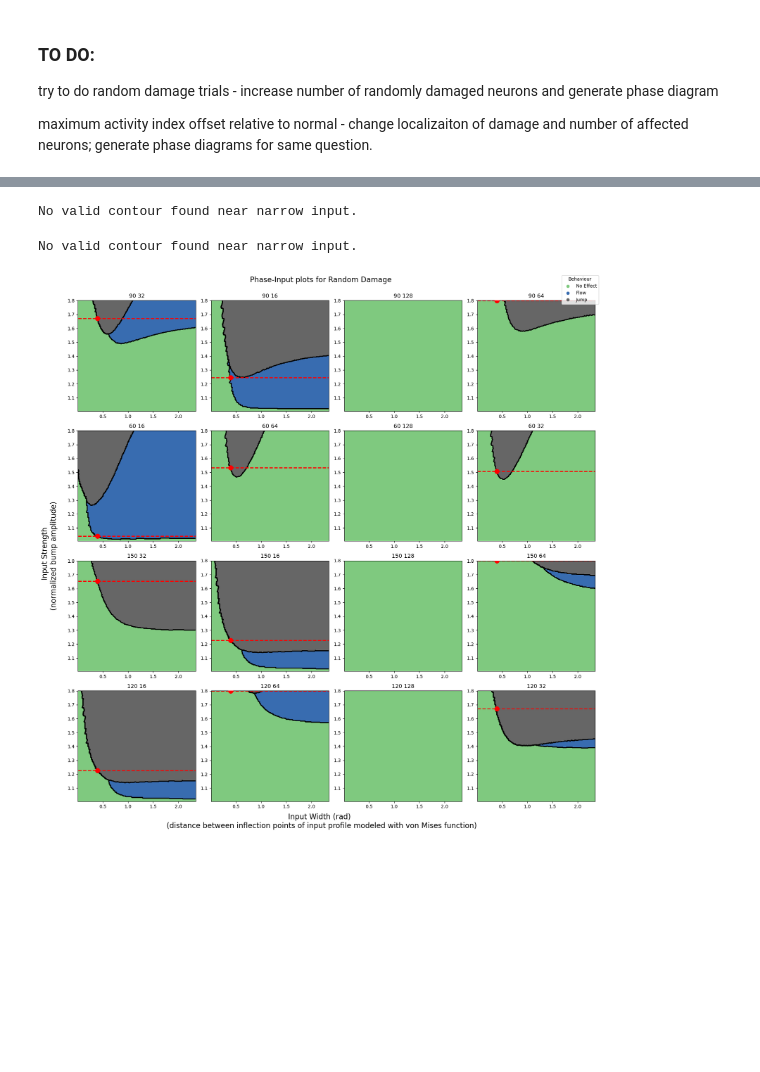
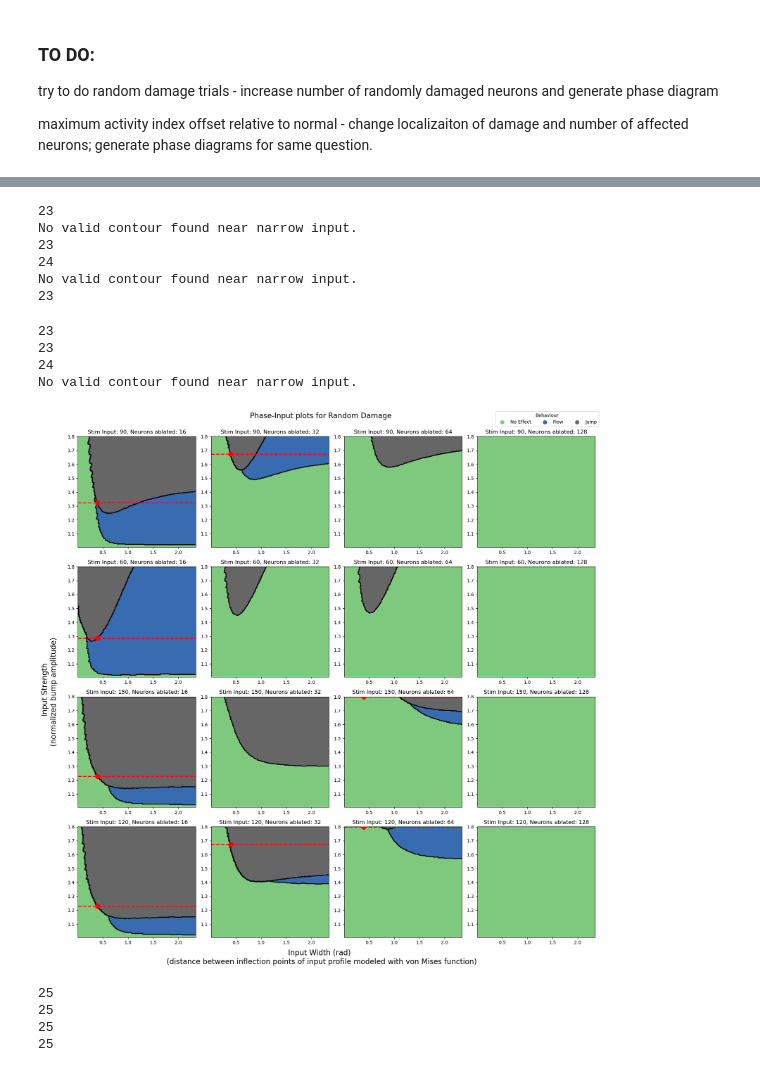
Before and after one commit to CEBangu/RingAttractor, a Jupyter notebook: ring_attractor/plotting.ipynb, the cells around one changed output, grey strips where cells are left out. Saved outputs shown, nothing was run; the diff lists cells and outputs as text; code cells hidden in the pictures; blank space fills up the shorter version.

Commit message:
final plotting

```diff
--- a/ring_attractor/plotting.ipynb
+++ b/ring_attractor/plotting.ipynb
@@ -132,7 +132,8 @@ plt.show()
 # %%
 def find_boundary_contour(contour, narrow_input_rad):
     """
-    Find the closest y-value at the narrow input x-coordinate across all contours.
+    Find the closest y-value at the narrow input x-coordinate across all contours
+    representing the boundary between the 0 condition and the 2 condition.
     """
     closest_y = None
     min_distance = np.inf  # Initialize minimum distance
@@ -147,15 +148,24 @@ def find_boundary_contour(contour, narrow_input_rad):
                 local_min_index = np.argmin(distances)
                 local_distance = distances[local_min_index]
 
-                # Update closest y-value if this path is closer
-                if local_distance < min_distance:
-                    min_distance = local_distance
-                    closest_y = y_coords[local_min_index]
+                # Check if this contour represents the boundary between 0 and 2
+                if is_boundary_between_conditions(vertices, 0, 2):
+                    # Update closest y-value if this path is closer
+                    if local_distance < min_distance:
+                        min_distance = local_distance
+                        closest_y = y_coords[local_min_index]
 
     if closest_y is not None:
         return closest_y  # Return the best match
     print("No valid contour found near narrow input.")
     return None
+
+def is_boundary_between_conditions(vertices, condition1, condition2):
+    """
+    Check if the contour represents the boundary between two conditions.
+    """
+    z_values = griddata((x, y), z, (vertices[:, 0], vertices[:, 1]), method='nearest')
+    return condition1 in z_values and condition2 in z_values
 
 def create_phase_map_with_boundary_redlines(x, y, z, ax, title, grid_size=300, narrow_input_deg=22.5):
     """
@@ -413,6 +428,8 @@ try to do random damage trials - increase number of randomly damaged neurons and
 
 maximum activity index offset relative to normal - change localizaiton of damage and number of affected neurons; generate phase diagrams for same question.
 # %%
+import re
+inputs = ["60", "90", "120", "150"]
 # plotting extra parameter sweeps
 para_dir = "/Users/ciprianbangu/Cogmaster/S3/Theoretical Neuroscience/presentation/RingAttractor/results"
 para_sweep_dirs = [d for d in os.listdir(para_dir) if 'para_sweep' in d]
@@ -429,8 +446,10 @@ for sweep_dir in para_sweep_dirs:
     plot_index = 0
     for dist_dir in input_dist_dirs:
         files = [f for f in os.listdir(os.path.join(full_dir, dist_dir))]
+        files = sorted(files, key=lambda x: int(x.split('_')[-1].split('.')[0]))
         for file in files:
             file_path = os.path.join(os.path.join(full_dir, dist_dir, file))
+            print(len(file))
             df = pd.read_csv(file_path, delimiter=' ', header=None, names=header)
             df['normalized_bump_amplitude'] = df['ampliaft'] / df['ampliini']
             df = df[df['normalized_bump_amplitude'] <= 1.8]
@@ -440,10 +459,22 @@ for sweep_dir in para_sweep_dirs:
 
             ax = axs[plot_index]
             title = f"{file}"
-            c, contours = create_phase_map_with_contours(x, y, z, ax, title)
+            # c, contours = create_phase_map_with_contours(x, y, z, ax, title)
             create_phase_map_with_boundary_redlines(x, y, z, ax, title)
 
-            ax.set_title(f'{file}'.replace("delta_", "").replace(".dat", "").replace("random_", "").replace("_", " ").replace("damage", ""))
+            if condition == "Random Damage": #maybe there is a better way to name but who knows
+                for input in inputs:
+                    if input in file:
+                        numbers = [int(s) for s in re.findall(r'\d+', file) if int(s) != {input}]
+                        ablated_neurons = numbers[-1]
+                        ax.set_title(f'Stim Input: {input}, Neurons ablated: {ablated_neurons}')
+            elif condition == "Continuous Damage":
+                for input in inputs:
+                    if input in file:
+                        numbers = [int(s) for s in re.findall(r'\d+', file) if int(s) != {input}]
+                        ablated_neurons = numbers[-1]
+                        location = numbers[-2]
+                        ax.set_title(f'Stim Input: {input}, loc: {location}, ablated: {ablated_neurons}')
 
 
 
@@ -455,9 +486,27 @@ for sweep_dir in para_sweep_dirs:
     fig.supxlabel("Input Width (rad) \n (distance between inflection points of input profile modeled with von Mises function)", fontsize=16)
     fig.supylabel("             Input Strength \n(normalized bump amplitude)", x=-0.00001, fontsize=16)
     fig.suptitle(f"Phase-Input plots for {condition}", fontsize=16, y=1.000001)
-    handles, labels = scatter.legend_elements(prop="colors")
-    legend_labels = ['No Effect', 'Flow', 'Jump']
-    legend = fig.legend(handles, legend_labels, title="Behaviour", loc="upper right")
+    unique_behaviours = np.unique(np.concatenate([
+        df['behaviour'].unique()
+        for df in [
+            pd.read_csv(os.path.join(dir, f), delimiter=' ', header=None, names=header)
+            for f in deltas + cosines
+        ]
+    ]))
+    cmap = plt.get_cmap('Accent')
+    norm = plt.Normalize(vmin=unique_behaviours.min(), vmax=unique_behaviours.max())
+    legend_labels = [behaviours[b] for b in unique_behaviours]
+    handles = [
+        plt.Line2D(
+            [0], [0],
+            marker='o',
+            color='w',
+            markerfacecolor=cmap(norm(b)),
+            markersize=10
+        )
+        for b in unique_behaviours
+    ]
+    legend = fig.legend(handles, legend_labels, title="Behaviour", loc="upper right", ncol=3)
     plt.tight_layout()
     plt.savefig(f"damaged_sweep_{condition}.png", dpi = 200)
     plt.show()
@@ -468,3 +529,15 @@ No valid contour found near narrow input.
+23
 No valid contour found near narrow input.
+23
+24
+No valid contour found near narrow input.
+23
+23
+23
+24
 No valid contour found near narrow input.
-[figure, old version]
+[figure, new version]
+25
+25
+25
+25
```
Also changed, not shown: parts of 5 cells of this notebook, 2 other files.
